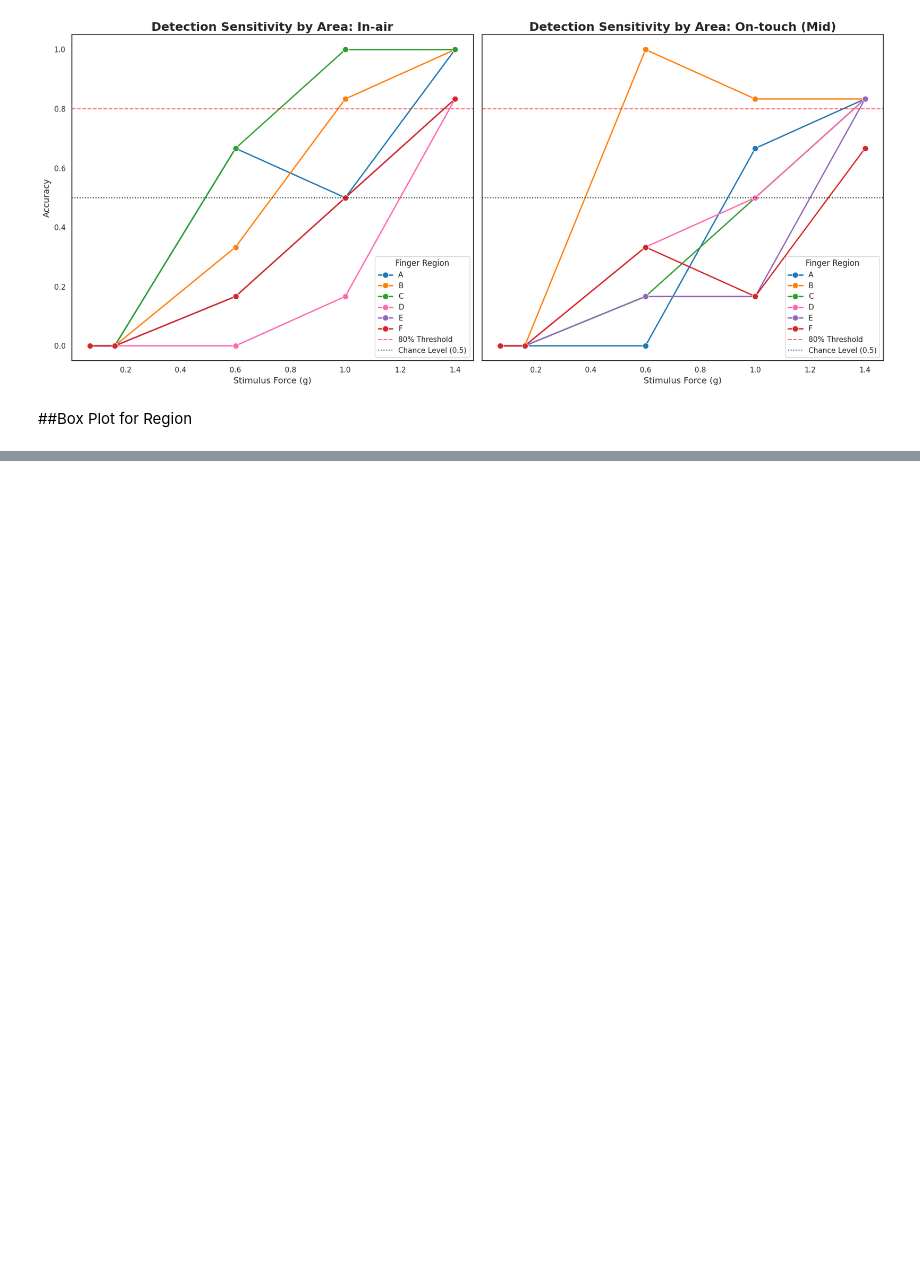
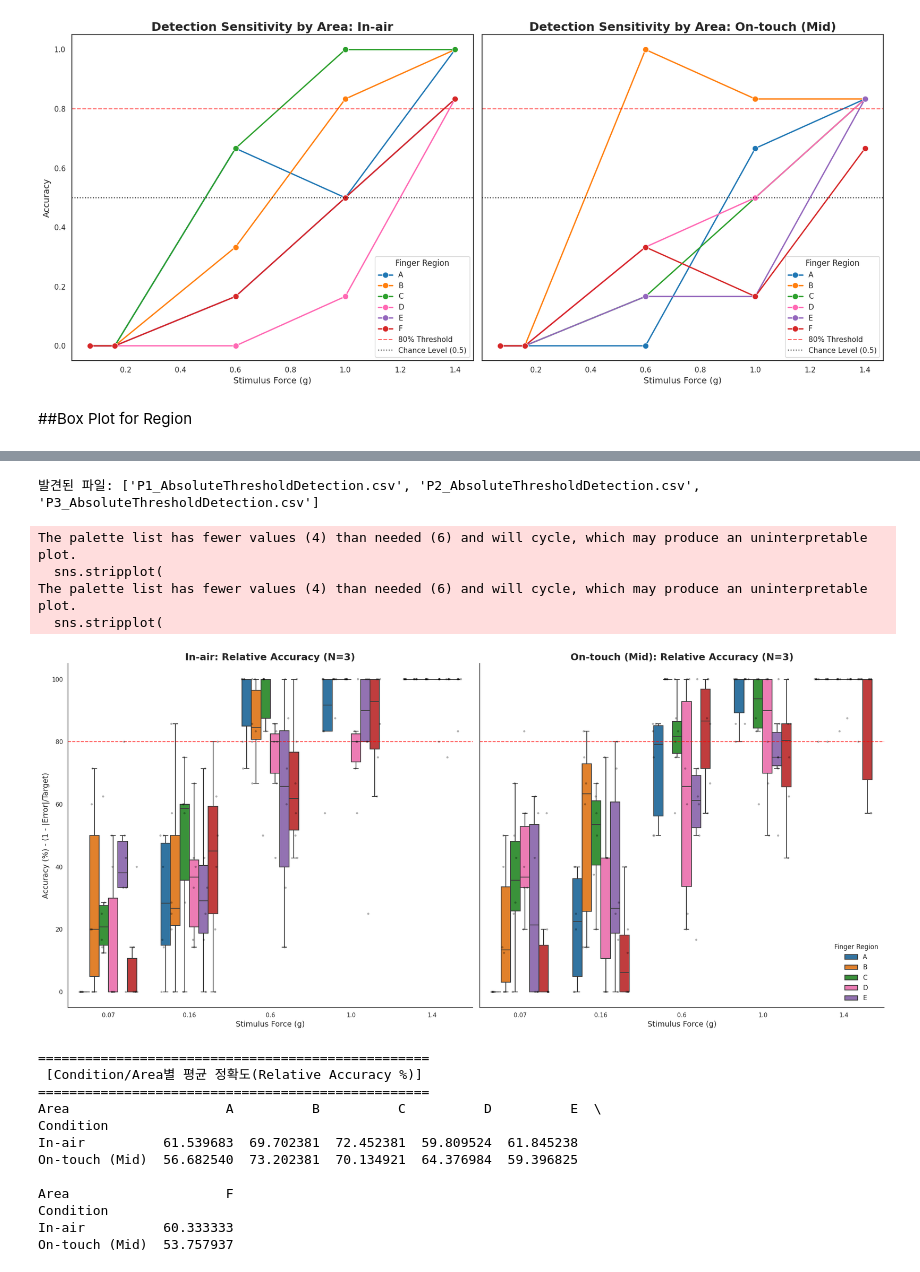
Before and after one commit to kyungeunvoyage/NailFoldExp, a Jupyter notebook: Analysis/DataAnalysis_2.ipynb, the cells around one changed output, grey strips where cells are left out. Drawn from its saved outputs; the diff is of its cells as text; code cells hidden in the pictures; blank space fills up the shorter version.

```diff
--- a/Analysis/DataAnalysis_2.ipynb
+++ b/Analysis/DataAnalysis_2.ipynb
@@ -633,31 +667,50 @@ else:
         )
 
         # 80% 역치 기준선 (정확도 가이드라인)
         axes[i].axhline(80, color='red', linestyle='--', linewidth=1.5, alpha=0.7, label='80% Threshold')
 
         # 타이틀 및 라벨 설정
-        num_subjects = df['SubjectID'].nunique()
+        num_subjects = len(all_files)
         axes[i].set_title(f'{cond}: Relative Accuracy (N={num_subjects})', fontsize=18, fontweight='bold')
         axes[i].set_xlabel('Stimulus Force (g)', fontsize=14)
         axes[i].set_ylabel('Accuracy (%) - (1 - |Error|/Target)' if i==0 else "", fontsize=14)
         axes[i].set_ylim(-5, 105)
 
         # 레전드 설정 (두 번째 플롯에만 표시)
         if i == 1:
             handles, labels = axes[i].get_legend_handles_labels()
             # Boxplot 핸들만 추출 (첫 4개 Area + 1개 Threshold 선)
             axes[i].legend(handles[0:5], labels[0:5], title="Finger Region", loc='lower right', frameon=False, fontsize=12)
         else:
             if axes[i].get_legend():
                 axes[i].get_legend().remove()
 
     sns.despine()
     plt.tight_layout()
     plt.show()
 
     # 간단한 요약 통계 출력
     print("\n" + "="*50)
     print(" [Condition/Area별 평균 정확도(Relative Accuracy %)] ")
     print("="*50)
     summary = df.groupby(['Condition', 'Area'])['Relative_Score'].mean().unstack()
     print(summary)
+# %% [output]
+발견된 파일: ['P1_AbsoluteThresholdDetection.csv', 'P2_AbsoluteThresholdDetection.csv', 'P3_AbsoluteThresholdDetection.csv']
+The palette list has fewer values (4) than needed (6) and will cycle, which may produce an uninterpretable plot.
+  sns.stripplot(
+The palette list has fewer values (4) than needed (6) and will cycle, which may produce an uninterpretable plot.
+  sns.stripplot(
+[figure, added]
+==================================================
+ [Condition/Area별 평균 정확도(Relative Accuracy %)]
+==================================================
+Area                    A          B          C          D          E  \
+Condition
+In-air          61.539683  69.702381  72.452381  59.809524  61.845238
+On-touch (Mid)  56.682540  73.202381  70.134921  64.376984  59.396825
+
+Area                    F
+Condition
+In-air          60.333333
+On-touch (Mid)  53.757937
```
Also changed, not shown: parts of 9 cells of this notebook.
